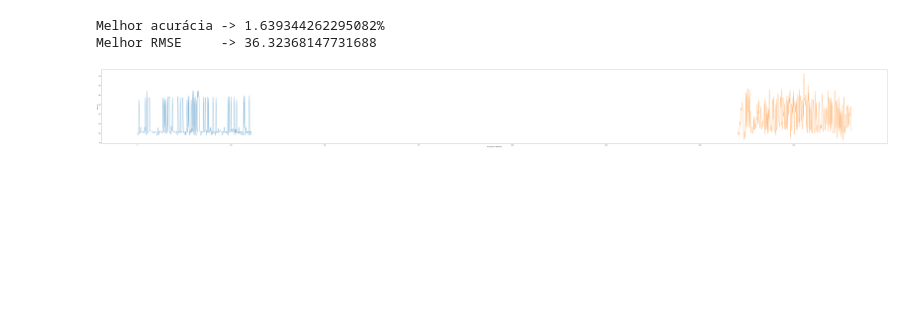
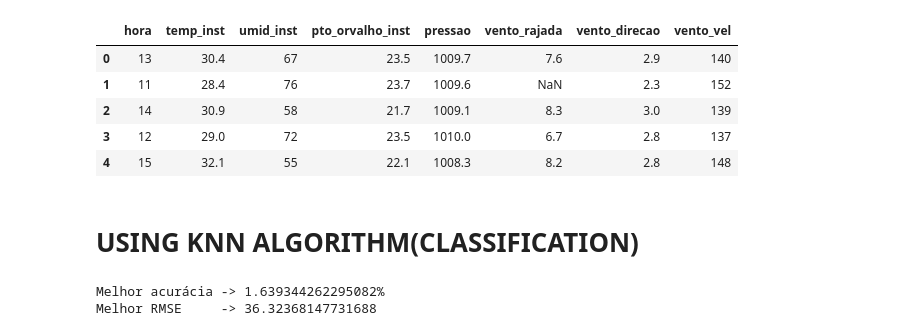
Before and after one commit to SamuelHericles/climate_data, a Jupyter notebook: Model_machine_learning/KNN_algorithm.ipynb, the cells around one changed output. Cells and saved outputs as stored; diff of their text form; code cells hidden in the pictures; blank space fills up the shorter version.

```diff
--- a/Model_machine_learning/KNN_algorithm.ipynb
+++ b/Model_machine_learning/KNN_algorithm.ipynb
@@ -1,64 +1,30 @@
 # %%
 import pandas as pd
 import matplotlib.pyplot as plt
 import math
 import numpy as np
 from sklearn.metrics import accuracy_score
 from sklearn.metrics import mean_squared_error
 from sklearn.neighbors import KNeighborsClassifier
 from sklearn.model_selection import train_test_split
 import warnings
 
+#Ignore the warnings
 warnings.filterwarnings('ignore')
 
+#Load prject's data
 data_climate = pd.read_csv('data_fortaleza-CE.csv')
 data_climate.columns = ['codigo_estacao','data','hora','temp_inst','temp_max','temp_min','umid_inst','umid_max','umid_min','pto_orvalho_inst','pto_orvalho_max','pto_orvalho_min','pressao','pressao_max','pressao_min','vento_direcao','vento_vel','vento_rajada','radiacao','precipitacao']
 
+#Adding parameters no much correlactinated
 data_for_knn = pd.DataFrame(data_climate[['hora','temp_inst','umid_inst','pto_orvalho_inst','pressao','vento_rajada','vento_direcao','vento_vel']])
 data_for_knn.head()
-
-'''
-       USING KNN ALGORITHM(CLASSIFICATION)
-
-'''
-
-len_validation = len(data_for_knn)
-
-set_validation = data_for_knn[:381]
-set_test_train = data_for_knn[381:]
-
-x = set_test_train[['vento_rajada','vento_direcao']]
-y = set_test_train[['vento_vel']]
-x_validation = set_validation[['vento_rajada','vento_direcao']]
-y_validation = set_validation[['vento_vel']]
-
-def knn_test(x,y):
-
-    train_x,test_x,train_y,test_y = train_test_split(x,y,test_size=0.2,
-                                                shuffle=False)
-    knn = KNeighborsClassifier(n_neighbors = 100)
-    knn.fit(train_x,train_y)
-    predicts = knn.predict(test_x)
-
-    acc = accuracy_score(test_y,predicts)
-    rmse = math.sqrt(mean_squared_error(test_y, predicts))
-
-    return acc,rmse,predicts,test_y
-
-acc = knn_test(x,y)[0]
-rmse = knn_test(x,y)[1]
-
-print('Melhor acurácia -> {}%'.format(acc*100))
-print('Melhor RMSE     -> {}'.format(rmse))
-
-#Plot both
-plt.rcParams['figure.figsize'] = (25,12)
-plt.plot(knn_test(x,y)[2])
-plt.plot(knn_test(x,y)[3])
-plt.xlabel('line position in dataFrame')
-plt.ylabel('vento_vel')
-plt.show()
 # %% [output]
-Melhor acurácia -> 1.639344262295082%
-Melhor RMSE     -> 36.32368147731688
-[figure, removed]
+|  | hora | temp_inst | umid_inst | pto_orvalho_inst | pressao | vento_rajada | vento_direcao | vento_vel |
+| 0 | 13 | 30.4 | 67 | 23.5 | 1009.7 | 7.6 | 2.9 | 140 |
+| 1 | 11 | 28.4 | 76 | 23.7 | 1009.6 | NaN | 2.3 | 152 |
+| 2 | 14 | 30.9 | 58 | 21.7 | 1009.1 | 8.3 | 3.0 | 139 |
+| 3 | 12 | 29.0 | 72 | 23.5 | 1010.0 | 6.7 | 2.8 | 137 |
+| 4 | 15 | 32.1 | 55 | 22.1 | 1008.3 | 8.2 | 2.8 | 148 |
+# %% [markdown]
+#       USING KNN ALGORITHM(CLASSIFICATION)
@@ -64,0 +62,10 @@ Melhor RMSE     -> 36.32368147731688
+# %%
+#Using the knn_test function for get results
+acc = knn_test(x,y)[0]
+rmse = knn_test(x,y)[1]
+
+print('Melhor acurácia -> {}%'.format(acc*100))
+print('Melhor RMSE     -> {}'.format(rmse))
+# %% [output]
+Melhor acurácia -> 1.639344262295082%
+Melhor RMSE     -> 36.32368147731688
```
Also changed, not shown: parts of 5 cells of this notebook, 8 other files.
